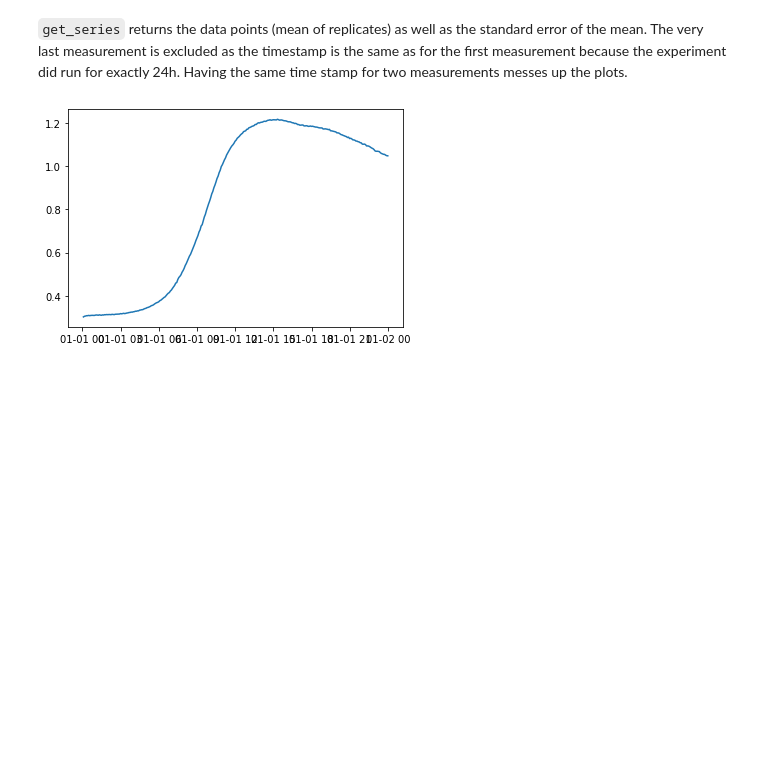
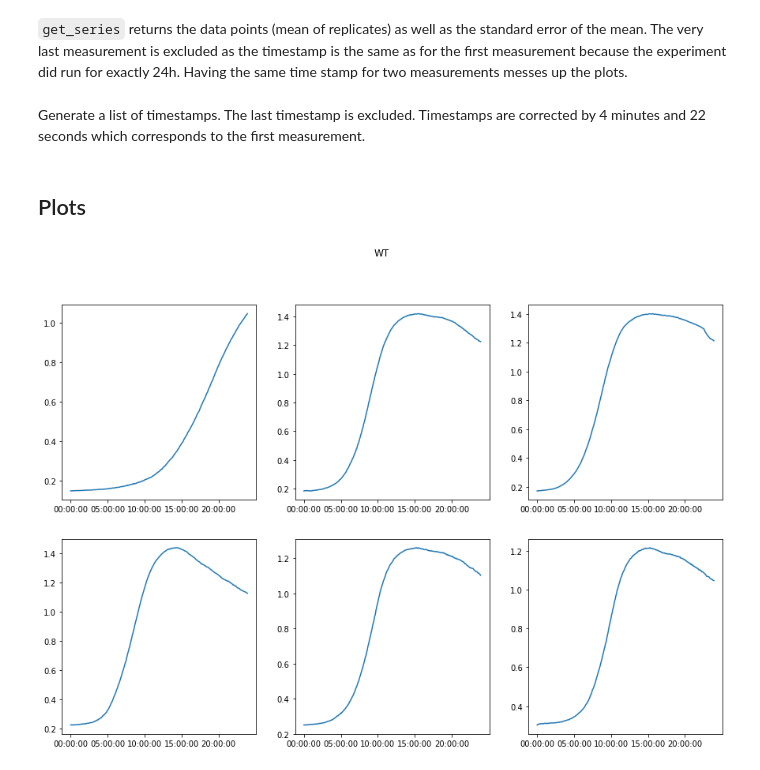
Before and after one commit to sspoerri/iGEM-EPFL-2020-Data_Analysis, a Jupyter notebook: notebooks/20200723_plate-fitness.ipynb, the cells around one changed output. Cells and saved outputs as stored; diff of their text form; code cells hidden in the pictures; blank space fills up the shorter version.

Commit message:
work on data preprocessing and plots

```diff
--- a/notebooks/20200723_plate-fitness.ipynb
+++ b/notebooks/20200723_plate-fitness.ipynb
@@ -52,10 +52,27 @@ def get_replicates_index(s,c): #s is the strain [0,1,2,3] and c the concentratio
 def get_series(df,s,c):
     i = get_replicates_index(s,c)
     return df[i][:-1].mean(axis=1), df[i].sem(axis=1)
-# %%
-import matplotlib.pyplot as plt
-y, se = get_series(df,0,5)
-plt.plot(y)
-plt.show()
-# %% [output]
-[figure, removed]
+# %% [markdown]
+Generate a list of timestamps. The last timestamp is excluded. Timestamps are corrected by 4 minutes and 22 seconds which corresponds to the first measurement.
+# %%
+def get_timestamps(df):
+    return [pd.Timestamp(df.index.to_list()[i]-pd.DateOffset(minutes=4,seconds=22)).strftime('%H:%M:%S') for i in range(len(df.index.to_list())-1)]
+# %% [markdown]
+## Plots
+# %%
+import matplotlib.pyplot as plt
+
+fig, axs = plt.subplots(2, 3)
+fig.set_figheight(10)
+fig.set_figwidth(15)
+x = get_timestamps(df)
+for i in range(2):
+    for j in range(3):
+        y, se = get_series(df,0,i*3+j)
+        axs[i,j].plot(x,y)
+        plt.sca(axs[i,j])
+        plt.xticks(np.arange(0,288,60))
+fig.suptitle('WT')
+plt.show()
+# %% [output]
+[figure, added]
```
